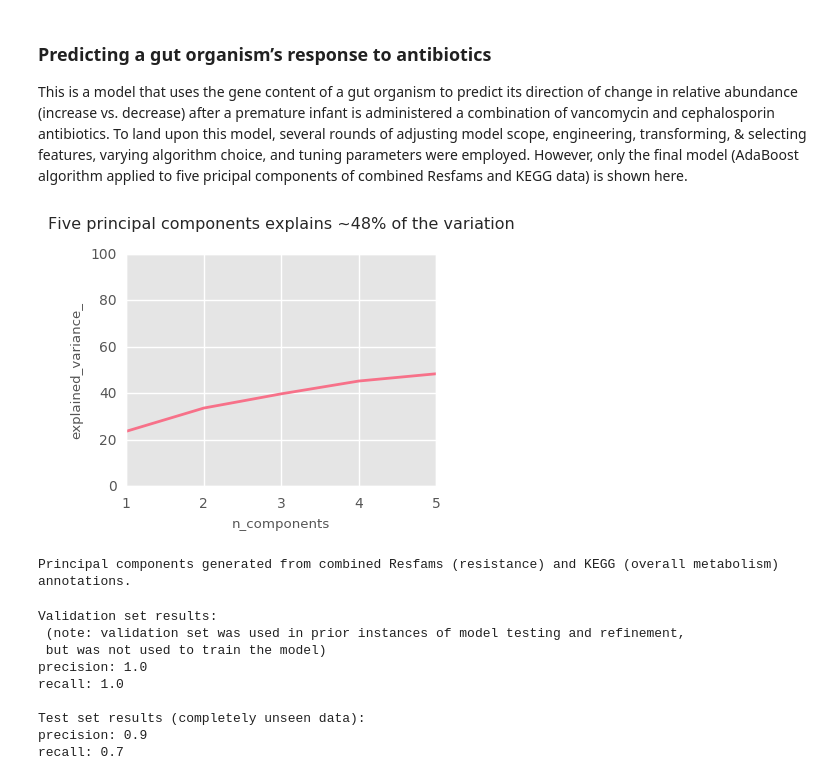
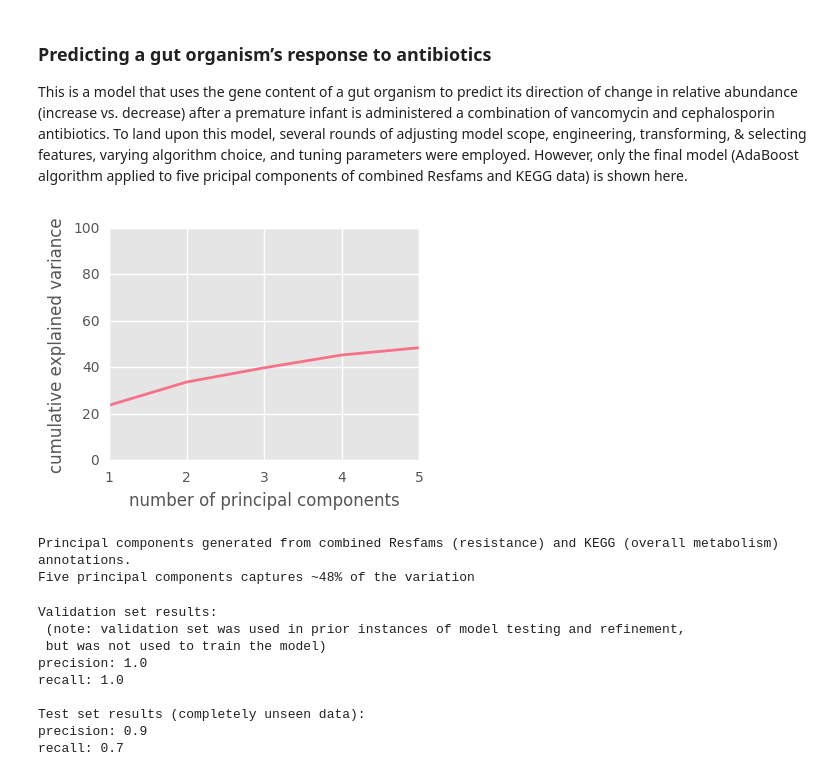
Before and after one commit to SumayahR/antibiotic-resistance, a Jupyter notebook: antibiotic_resistance_analysis.ipynb, the cells around one changed output. Cells and saved outputs as stored; diff of their text form; code cells hidden in the pictures.

```diff
--- a/antibiotic_resistance_analysis.ipynb
+++ b/antibiotic_resistance_analysis.ipynb
@@ -99,10 +99,10 @@ def generate_characteristic_table(sample_metadata, infant_metadata):
     all_metadata['received_breastmilk'] = all_metadata.apply(lambda row: label_breastmilk(row),axis=1)
     extra_abx_babies = all_metadata.loc[all_metadata['postweek_ab'] == True] # babies that received additional abx
     healthy_babies = all_metadata.loc[all_metadata['postweek_ab'] == False] # babies that only received abx in 1st week
-    df = calculate_characteristis(extra_abx_babies,['Received postweek antibiotics due to disease'])
+    df = calculate_characteristics(extra_abx_babies,['Received postweek antibiotics due to disease'])
     df2 = df.transpose()
     df2['Category'] = df2.index
-    df3 = calculate_characteristis(healthy_babies, ['No antibiotics after the first week of life'])
+    df3 = calculate_characteristics(healthy_babies, ['No antibiotics after the first week of life'])
     df4 = df3.transpose()
     df4['Category'] = df4.index
     df5 = df2.merge(df4, on='Category') # merge healthy-infant-df with extra-antibiotics-infant df
@@ -394,7 +395,10 @@ def make_p_table(week_string, csv):
     corrected_ps = []
     for p in result_df['p value']:
         corrected_ps.append(bonferroni_correction(p, 3))
-    result_df['corrected p value'] = corrected_ps
+    result_df['corrected p value'] = np.round(corrected_ps, decimals=3)
+    # ensure all values in df are rounded to 3 decimal places
+    for column_name in result_df.columns:
+        result_df[column_name] = np.round(result_df[column_name], decimals=3)
     # create and return plotly table
     result_df = result_df.fillna(value='')
     table = ff.create_table(result_df, index=True, index_title=week_string)
@@ -1301,7 +1305,7 @@ infant_to_info = {} # A dictionary with infants and keys and values including 1)
 infant_to_info['N1_003'] = [['vancomycin', 'cefazolin'], 'N1_003_044G1', 'N1_003_052G1']
 infant_to_info['N1_019'] = [['vancomycin', 'claforan'], 'N1_019_022G1', 'N1_019_024G1']
 infant_to_info['N4_097'] = [['vancomycin', 'claforan'], 'N4_097_010G1', 'N4_097_027G1']
-infant_to_info['N4_101'] = [['claforan', 'vancomycin'], 'N4_101_015G1', 'N4_101_017G1']
+infant_to_info['N4_101'] = [['vancomycin', 'claforan'], 'N4_101_015G1', 'N4_101_017G1']
 infant_to_info['N1_008'] = [['vancomycin', 'cefazolin'], 'N1_008_008G1', 'N1_008_010G1']
 infant_to_info['N1_011'] = [['vancomycin', 'cefazolin'], 'N1_011_033G1', 'N1_011_037G1']
 N1_003_rel_abun = pd.read_csv("relative_abundance_csvs/N1_003_rel_abun.csv")
@@ -1315,38 +1319,39 @@ list_rel_abun_dfs = [N1_003_rel_abun, N1_008_rel_abun, N1_019_rel_abun,
 
 genome_before_after = label_class(list_rel_abun_dfs, infant_to_info)
 genome_resistance_gene_summaries['genome'] = genome_resistance_gene_summaries.index
 X_gene_array, Y = input_and_output(genome_before_after, genome_resistance_gene_summaries, KEGG_genome_profiles)
 
 # Split into train and test final
 X_train, X_test_final, y_train, y_test_final = \
 sklearn.model_selection.train_test_split(X_gene_array, Y, test_size=0.15, stratify=Y, random_state=123)
 
 # Split training data into train_final and test_validation
 X_train_final, X_test_validation, y_train_final, y_test_validation = \
 sklearn.model_selection.train_test_split(X_train, y_train, test_size=0.15, stratify=y_train, random_state=123)
 
 # Transform input arrays into five principal components
 pca = PCA(n_components=5, random_state=123)
 # Fit/transform each set separately to avoid training classifier with data based on a fit that includes test sets
 X_test_validation_PCs = pca.fit(X_test_validation).transform(X_test_validation)
 X_test_final_PCs = pca.fit(X_test_final).transform(X_test_final)
 X_train_final_PCs = pca.fit(X_train_final).transform(X_train_final)
 
 # Create plot to show the % variation explained by the principal components
 plt.figure(figsize=(4, 3))
 plt.plot(np.cumsum(pca.explained_variance_), linewidth=2)
 plt.axis('tight')
 plt.xticks([0, 1, 2, 3, 4],[1, 2, 3, 4, 5])
 plt.ylim(0,100)
-plt.xlabel('n_components')
-plt.ylabel('explained_variance_')
-plt.title('Five principal components captures ~48% of the variation', y=1.08)
+plt.xlabel('number of principal components')
+plt.ylabel('cumulative explained variance')
 plt.show()
 
 print('Principal components generated from combined Resfams (resistance) and KEGG (overall metabolism) annotations.')
+print('Five principal components captures ~48% of the variation')
 # %% [output]
-[figure, old version]
+[figure, new version]
 Principal components generated from combined Resfams (resistance) and KEGG (overall metabolism) annotations.
+Five principal components captures ~48% of the variation
 # %%
 # This classifier and parameters were selected after multiple rounds of experimentation and tests on the validation set
 classifier = AdaBoostClassifier(algorithm='SAMME.R',
```
Also changed, not shown: parts of 7 cells of this notebook.
